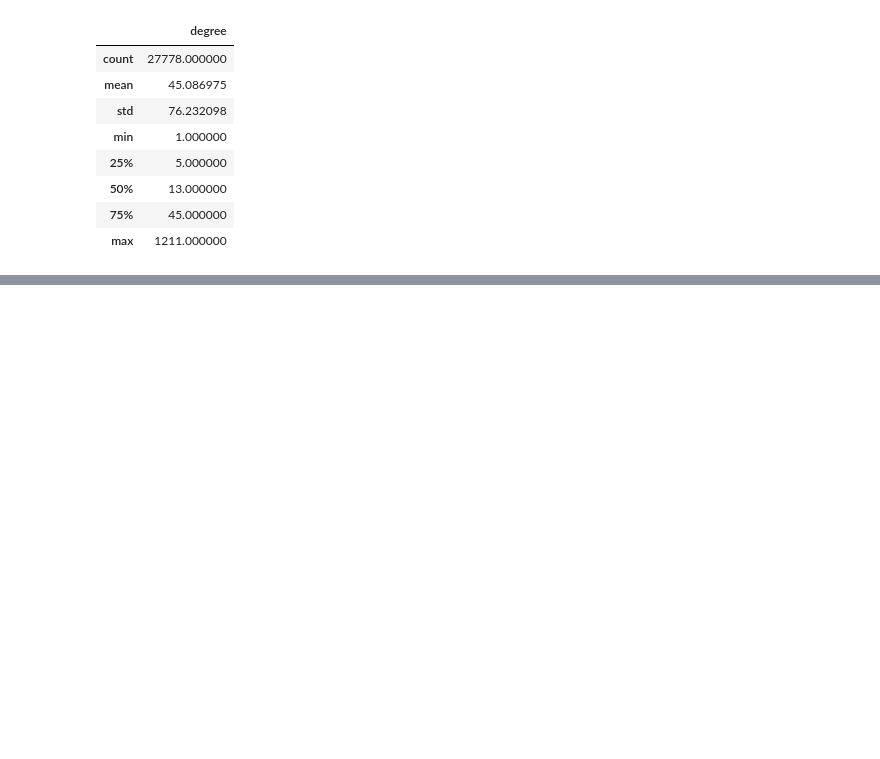
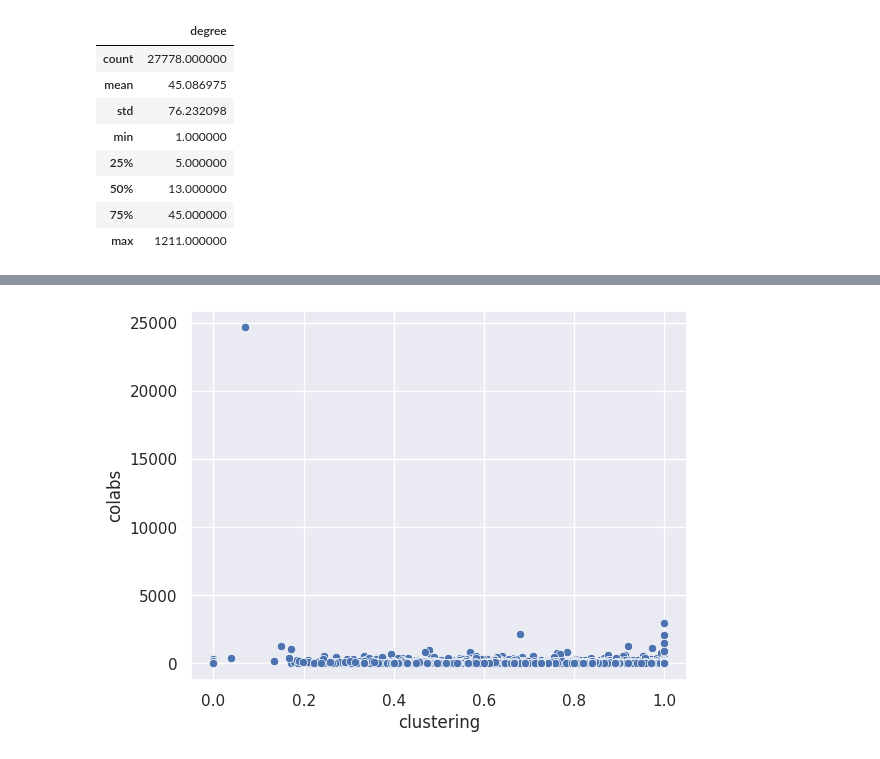
Before and after one commit to matheus-1618/Github-Colaborations-Network, a Jupyter notebook: Projeto.ipynb, the cells around one changed output, grey strips where cells are left out. Cells and saved outputs as stored; diff of their text form; code cells hidden in the pictures; blank space fills up the shorter version.

```diff
--- a/Projeto.ipynb
+++ b/Projeto.ipynb
@@ -192,0 +300,4 @@ sns.histplot(data['degree'])
+# %%
+sns.scatterplot(x=gt_data(g)['clustering'], y=gt_data(g)['colabs']);
+# %% [output]
+[figure, added]
```
Also changed, not shown: parts of 27 cells of this notebook, 5 other files.
